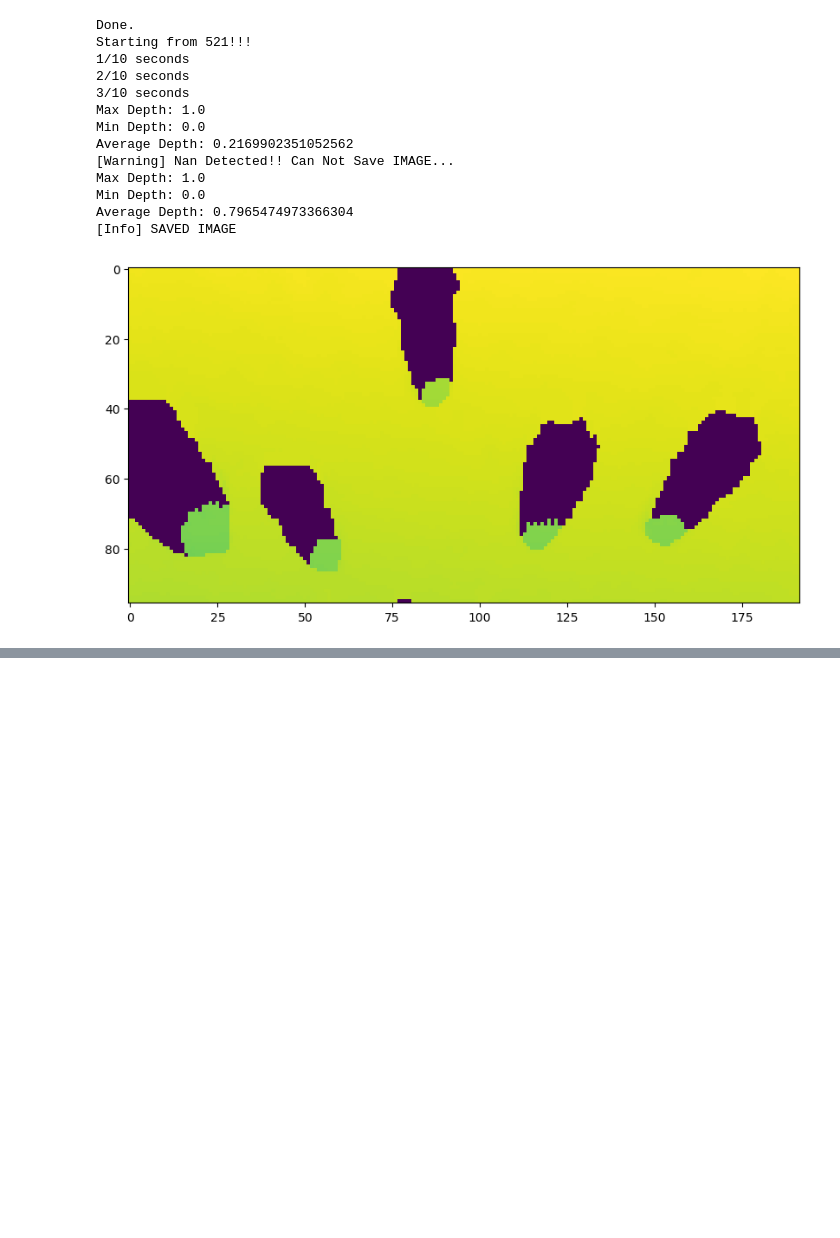
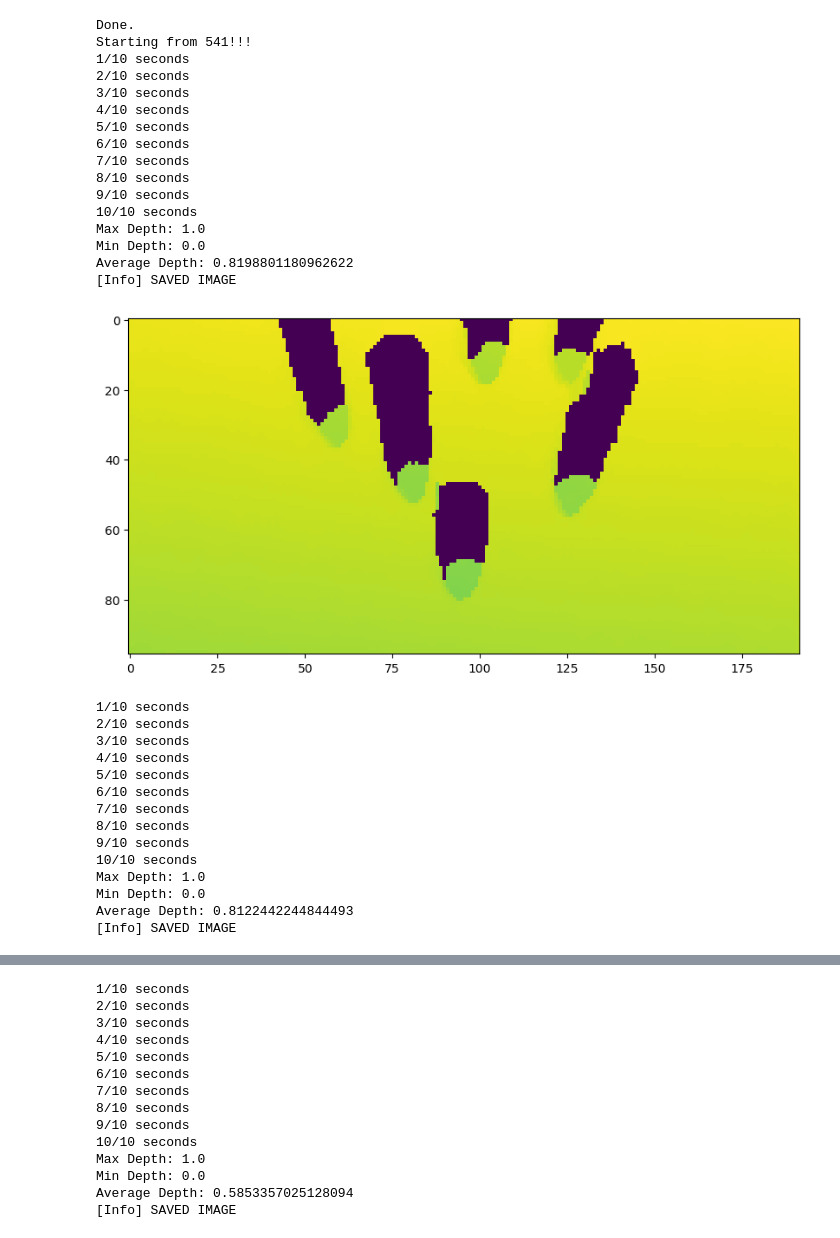
Before and after one commit to park-sangbeom/rgbd-camera-usage, a Jupyter notebook: realsense/demo/1107_data_collection.ipynb, the cells around one changed output, grey strips where cells are left out. Cells and saved outputs as stored; diff of their text form; code cells hidden in the pictures; blank space fills up the shorter version.

```diff
--- a/realsense/demo/1107_data_collection.ipynb
+++ b/realsense/demo/1107_data_collection.ipynb
@@ -26,39 +26,56 @@ for path in dir_path.iterdir():
 if steps: start_count = max(steps)
 else: start_count = 0
 print("Starting from {}!!!".format(start_count))
 rospy.init_node('Realsense')
 
 if __name__ =="__main__":
     mode     = "depth"
     count    = start_count
-    while count<522:
+    while count<551: # [522~531: Place\ [533~ 550:NP]
         count+=1
 
-        for i in range(3):
+        for i in range(10):
             time.sleep(1)
             print("{}/10 seconds".format(i+1))
 
         camera   = RealsenseD435i(mode=mode)
         name = "realworld_{}".format(count)
         if mode=="depth":
             while True:
                 fail = save_depth_img(msg_depth = camera.depth_image, name = name)
                 if not fail:
                     break
         else:
             save_pc(msg_pc=camera.point_cloud, name=name)
 # %% [output]
 Done.
-Starting from 521!!!
+Starting from 541!!!
 1/10 seconds
 2/10 seconds
 3/10 seconds
+4/10 seconds
+5/10 seconds
+6/10 seconds
+7/10 seconds
+8/10 seconds
+9/10 seconds
+10/10 seconds
 Max Depth: 1.0
 Min Depth: 0.0
-Average Depth: 0.2169902351052562
-[Warning] Nan Detected!! Can Not Save IMAGE...
-Max Depth: 1.0
-Min Depth: 0.0
-Average Depth: 0.7965474973366304
+Average Depth: 0.8198801180962622
 [Info] SAVED IMAGE
-[figure, old version]
+[figure, new version]
+1/10 seconds
+2/10 seconds
+3/10 seconds
+4/10 seconds
+5/10 seconds
+6/10 seconds
+7/10 seconds
+8/10 seconds
+9/10 seconds
+10/10 seconds
+Max Depth: 1.0
+Min Depth: 0.0
+Average Depth: 0.8122442244844493
+[Info] SAVED IMAGE
@@ -64,0 +83,14 @@ Average Depth: 0.7965474973366304
+1/10 seconds
+2/10 seconds
+3/10 seconds
+4/10 seconds
+5/10 seconds
+6/10 seconds
+7/10 seconds
+8/10 seconds
+9/10 seconds
+10/10 seconds
+Max Depth: 1.0
+Min Depth: 0.0
+Average Depth: 0.5853357025128094
+[Info] SAVED IMAGE
```
Also changed, not shown: parts of 1 cell of this notebook, 1 other file.
